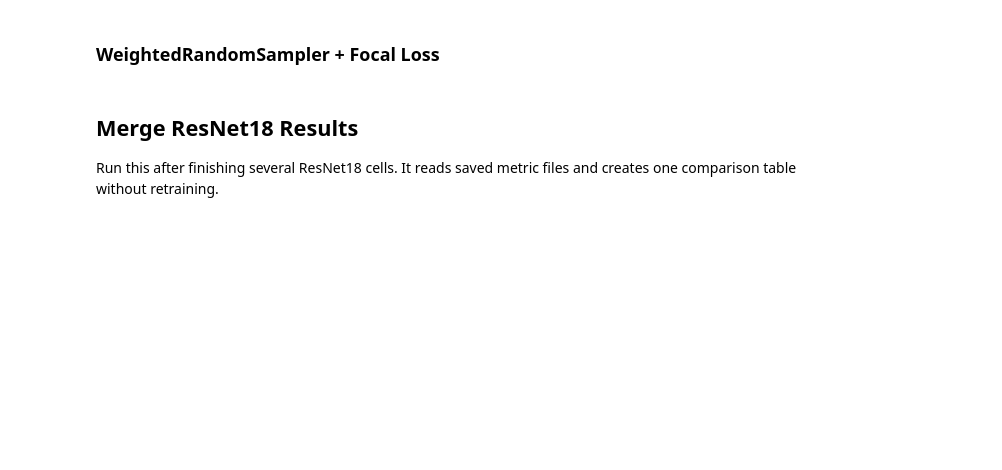
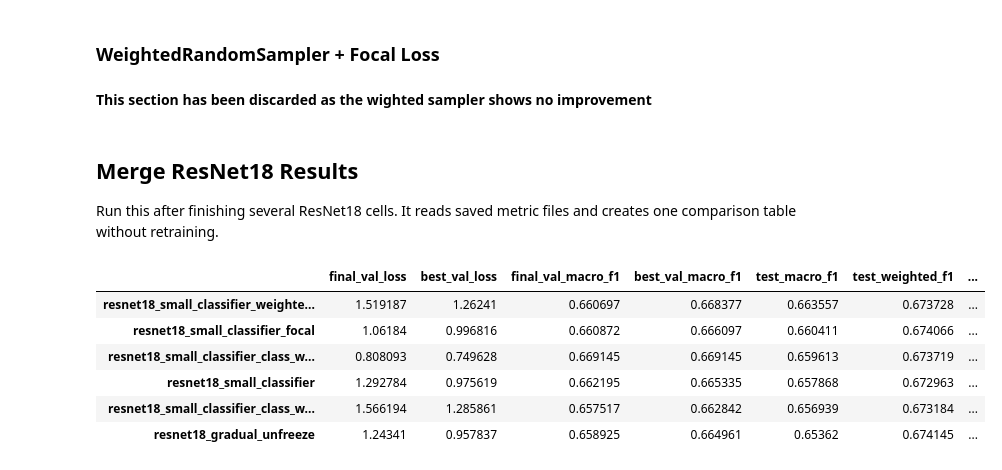
Before and after one commit to zsykk/DL-final-project, a Jupyter notebook: notebooks/03_resnet18_experiments.ipynb, the cells around one changed output. Saved outputs shown, nothing was run; the diff lists cells and outputs as text; code cells hidden in the pictures; blank space fills up the shorter version.

```diff
--- a/notebooks/03_resnet18_experiments.ipynb
+++ b/notebooks/03_resnet18_experiments.ipynb
@@ -316,0 +808,20 @@ history_resnet_class_weights_focal, report_resnet_class_weights_focal, confusion
+# %%
+import pandas as pd
+
+history = pd.read_csv(RESULTS_DIR / "metrics" / "resnet18_small_classifier_class_weights_focal_history.csv")
+
+best_f1 = float("-inf")
+best_loss = float("inf")
+best_row = None
+tol = 1e-3
+
+for _, row in history.iterrows():
+    f1 = row["val_macro_f1"]
+    loss = row["val_loss"]
+
+    if f1 > best_f1 + tol or (abs(f1 - best_f1) <= tol and loss < best_loss):
+        best_f1 = f1
+        best_loss = loss
+        best_row = row
+
+best_row
@@ -317,3 +872,5 @@ history_resnet_class_weights_focal, report_resnet_class_weights_focal, confusion
 # %% [markdown]
 ### WeightedRandomSampler + Focal Loss
+# %% [markdown]
+**This section has been discarded as the wighted sampler shows no improvement**
 # %%
@@ -335,31 +892,39 @@ summary_names = [
     'resnet18_small_classifier_class_weights',
     'resnet18_small_classifier_weighted_sampler',
     'resnet18_small_classifier_focal',
     'resnet18_small_classifier_class_weights_focal',
-    'resnet18_small_classifier_weighted_sampler_focal',
+    # 'resnet18_small_classifier_weighted_sampler_focal',
 ]
 
 summary_rows = {}
 metrics_dir = RESULTS_DIR / 'metrics'
 for name in summary_names:
     report_path = metrics_dir / f'{name}_classification_report.csv'
     history_path = metrics_dir / f'{name}_history.csv'
     confusions_path = metrics_dir / f'{name}_top_confusions.csv'
     if not report_path.exists() or not history_path.exists():
         continue
     report = pd.read_csv(report_path, index_col=0)
     history = pd.read_csv(history_path)
     confusions = pd.read_csv(confusions_path) if confusions_path.exists() else pd.DataFrame()
     summary_rows[name] = {
         'final_val_loss': float(history['val_loss'].iloc[-1]),
         'best_val_loss': float(history['val_loss'].min()),
         'final_val_macro_f1': float(history['val_macro_f1'].iloc[-1]),
         'best_val_macro_f1': float(history['val_macro_f1'].max()),
         'test_macro_f1': float(report.loc['macro avg', 'f1-score']),
         'test_weighted_f1': float(report.loc['weighted avg', 'f1-score']),
         'top_confusion': 'none' if confusions.empty else f"{confusions.iloc[0]['true_emotion']} -> {confusions.iloc[0]['predicted_emotion']}",
     }
 
 resnet18_summary = pd.DataFrame(summary_rows).T.sort_values('test_macro_f1', ascending=False)
 resnet18_summary.to_csv(metrics_dir / 'resnet18_experiment_summary.csv')
 resnet18_summary
+# %% [output]
+|  | final_val_loss | best_val_loss | final_val_macro_f1 | best_val_macro_f1 | test_macro_f1 | test_weighted_f1 | ... |
+| resnet18_small_classifier_weighte... | 1.519187 | 1.26241 | 0.660697 | 0.668377 | 0.663557 | 0.673728 | ... |
+| resnet18_small_classifier_focal | 1.06184 | 0.996816 | 0.660872 | 0.666097 | 0.660411 | 0.674066 | ... |
+| resnet18_small_classifier_class_w... | 0.808093 | 0.749628 | 0.669145 | 0.669145 | 0.659613 | 0.673719 | ... |
+| resnet18_small_classifier | 1.292784 | 0.975619 | 0.662195 | 0.665335 | 0.657868 | 0.672963 | ... |
+| resnet18_small_classifier_class_w... | 1.566194 | 1.285861 | 0.657517 | 0.662842 | 0.656939 | 0.673184 | ... |
+| resnet18_gradual_unfreeze | 1.24341 | 0.957837 | 0.658925 | 0.664961 | 0.65362 | 0.674145 | ... |
```
Also changed, not shown: parts of 22 cells of this notebook.
